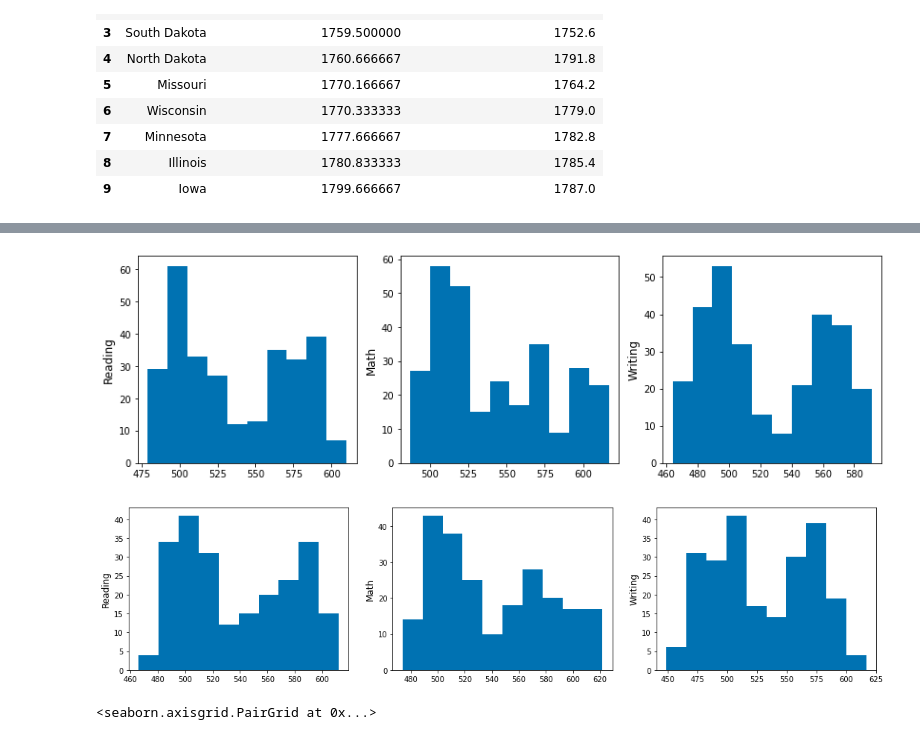
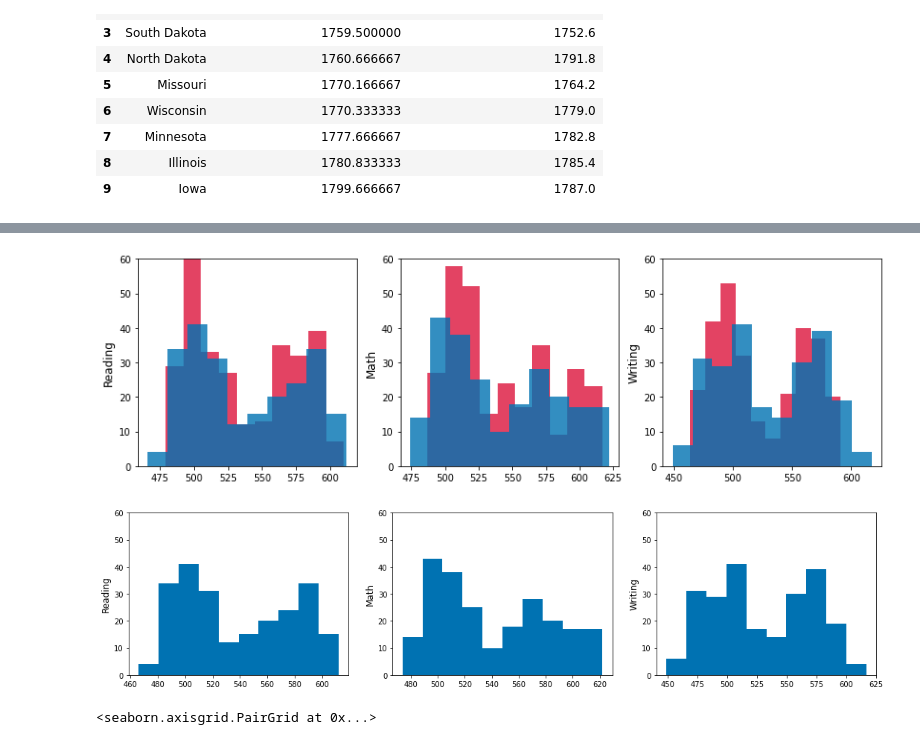
Before and after one commit to phamc4/Projects, a Jupyter notebook: SAT_changes.ipynb, the cells around one changed output, grey strips where cells are left out. Saved outputs shown, nothing was run; the diff lists cells and outputs as text; code cells hidden in the pictures.

Commit message:
Added and modified plots/graphs

```diff
--- a/SAT_changes.ipynb
+++ b/SAT_changes.ipynb
@@ -267,38 +281,53 @@ ax.set_yticklabels(["2011-2015", '2005-2010'])
 def subject_merge(df_list):
     return reduce(lambda x, y: pd.merge(x,y, on='State', how='inner'), df_list)
 # %%
+#To rename columns
 subjects = ['','Reading', 'Math', 'Writing']
-first_half = [sat_2005, sat_2006, sat_2007, sat_2008, sat_2009, sat_2010]
+
+#Arguments for merger function
+first_half = [sat_2005, sat_2006, sat_2007,
+              sat_2008, sat_2009, sat_2010]
+
 latter_half = [sat_2011, sat_2012, sat_2013,
             sat_2014, sat_2015]
+
+
 
 please = subject_merge(first_half)
 help_me = subject_merge(latter_half)
 
 # first_half_reading = please.iloc[:, 1::4]
 # first_half_math = please.iloc[:, 2::4]
 # first_half_writing = please.iloc[:, 3::4]
 
 late_reading = help_me.iloc[:, 1::4]
 late_math = help_me.iloc[:, 2::4]
 late_writing = help_me.iloc[:, 3::4]
+
+
 fig, axs = plt.subplots(1,3, figsize=(14,4))
+
+#Plot 2005-2010 subjects
 for i, ax in enumerate(axs,1):
-    ax.hist(please.iloc[:,i::4].values.flatten(), bins=10)
+    ax.hist(please.iloc[:,i::4].values.flatten(), color='crimson', bins=10, alpha=0.8)
     ax.set_ylabel(f'{subjects[i]}', fontsize=12)
+    ax.set_ylim(0,60)
 
-# fig, ax = plt.subplots(figsize=(14,4))
-# ax.hist(please.iloc[:, 1::4].values.flatten(), bins=10)
+for i, ax in enumerate(axs, 1):
+    ax.hist(help_me.iloc[:, i::4].values.flatten(), bins=10, alpha=0.8)
+    ax.set_ylabel(f'{subjects[i]}', fontsize=12)
+    ax.set_ylim(0,60)
 # %% [output]
-[figure, old version]
+[figure, new version]
 # %%
 fig, axs = plt.subplots(1,3, figsize=(18,4))
 
 for i, ax in enumerate(axs, 1):
     ax.hist(help_me.iloc[:, i::4].values.flatten(), bins=10)
     ax.set_ylabel(f'{subjects[i]}', fontsize=12)
+    ax.set_ylim(0,60)
 # %% [output]
-[figure, old version]
+[figure, new version]
 # %%
 #Null: There is no difference in the average SAT scores of 2005-2010 and the average SAT scores of 2011-2015
 for i in range(1,4):
```
Also changed, not shown: parts of 16 cells of this notebook.
